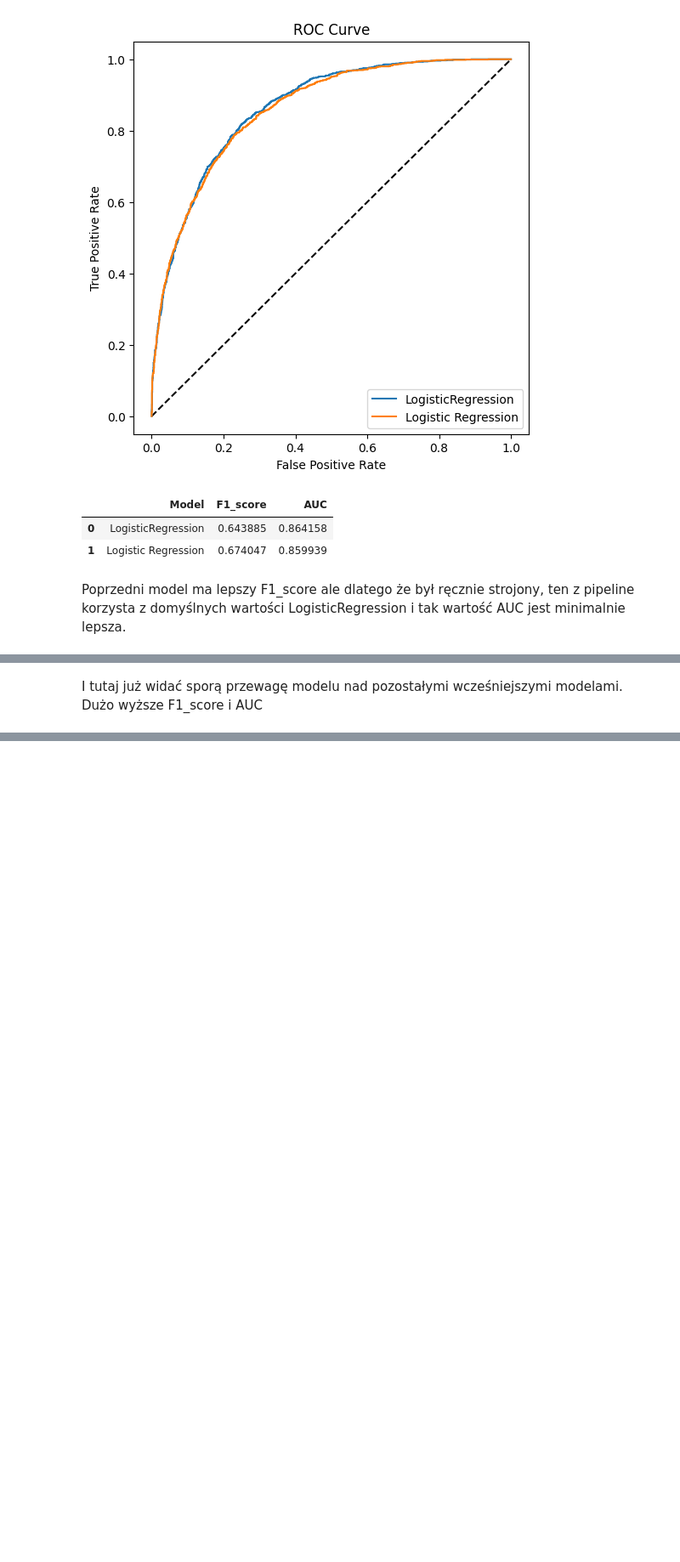
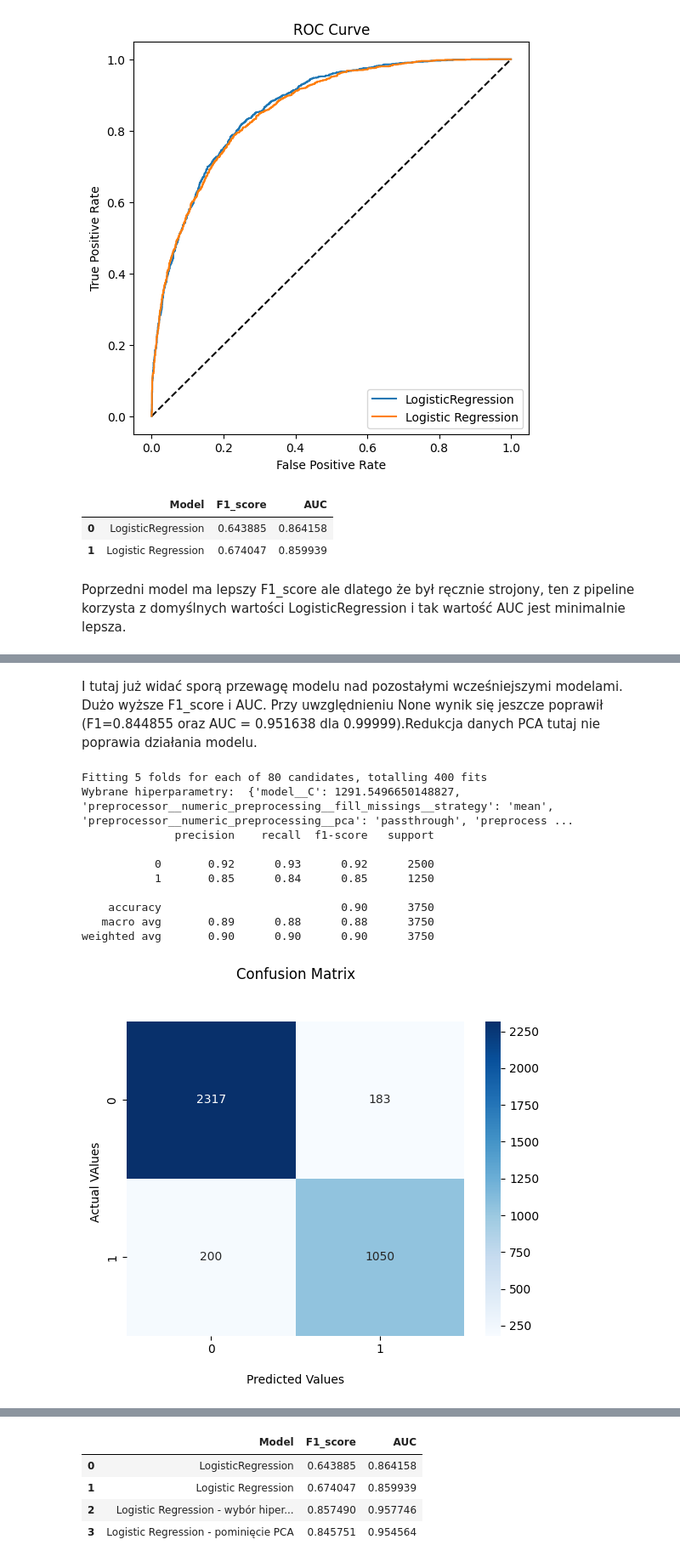
Before and after one commit to karolabramekkodilla/learning-git, a Jupyter notebook: 15.Pipeline_zadanie/diabetes_pipelinie_cd.ipynb, the cells around one changed output, grey strips where cells are left out. Shown at 85% size. Saved outputs shown, nothing was run; the diff lists cells and outputs as text; code cells hidden in the pictures; blank space fills up the shorter version.

```diff
--- a/15.Pipeline_zadanie/diabetes_pipelinie_cd.ipynb
+++ b/15.Pipeline_zadanie/diabetes_pipelinie_cd.ipynb
@@ -135,2 +135,28 @@ weighted avg       0.90      0.90      0.90      3750
 # %% [markdown]
-I tutaj już widać sporą przewagę modelu nad pozostałymi wcześniejszymi modelami. Dużo wyższe F1_score i AUC
+I tutaj już widać sporą przewagę modelu nad pozostałymi wcześniejszymi modelami. Dużo wyższe F1_score i AUC. Przy uwzględnieniu None wynik się jeszcze poprawił (F1=0.844855 oraz AUC = 0.951638 dla 0.99999).Redukcja danych PCA tutaj nie poprawia działania modelu.
+# %%
+model_pipeline_v3 = Pipeline(steps=[('preprocessor', data_preparation),
+                                    ('model', LogisticRegression(max_iter=10000))])
+params = {
+    'preprocessor__numeric_preprocessing__fill_missings__strategy':['mean','median'],
+    'preprocessor__numeric_preprocessing__polynomial_features__degree':[1,2,3,4],
+    'preprocessor__numeric_preprocessing__pca': ['passthrough'],
+    'model__C':np.logspace(-4,4,10)
+}
+grid_search = GridSearchCV(model_pipeline_v3,params, cv=5,n_jobs=-1,verbose=5, scoring='f1_macro')
+grid_search.fit(X_train,y_train)
+print('Wybrane hiperparametry: ', grid_search.best_params_)
+model_v3 = grid_search.best_estimator_
+calculate_metrics(model_v3, 'Logistic Regression - pominięcie PCA', X_test, y_test)
+# %% [output]
+Fitting 5 folds for each of 80 candidates, totalling 400 fits
+Wybrane hiperparametry:  {'model__C': 1291.5496650148827, 'preprocessor__numeric_preprocessing__fill_missings__strategy': 'mean', 'preprocessor__numeric_preprocessing__pca': 'passthrough', 'preprocess ...
+              precision    recall  f1-score   support
+
+           0       0.92      0.93      0.92      2500
+           1       0.85      0.84      0.85      1250
+
+    accuracy                           0.90      3750
+   macro avg       0.89      0.88      0.88      3750
+weighted avg       0.90      0.90      0.90      3750
+[figure, added]
@@ -136,0 +164,5 @@ I tutaj już widać sporą przewagę modelu nad pozostałymi wcześniejszymi mod
+|  | Model | F1_score | AUC |
+| 0 | LogisticRegression | 0.643885 | 0.864158 |
+| 1 | Logistic Regression | 0.674047 | 0.859939 |
+| 2 | Logistic Regression - wybór hiper... | 0.857490 | 0.957746 |
+| 3 | Logistic Regression - pominięcie PCA | 0.845751 | 0.954564 |
```
Also changed, not shown: parts of 3 cells of this notebook.
